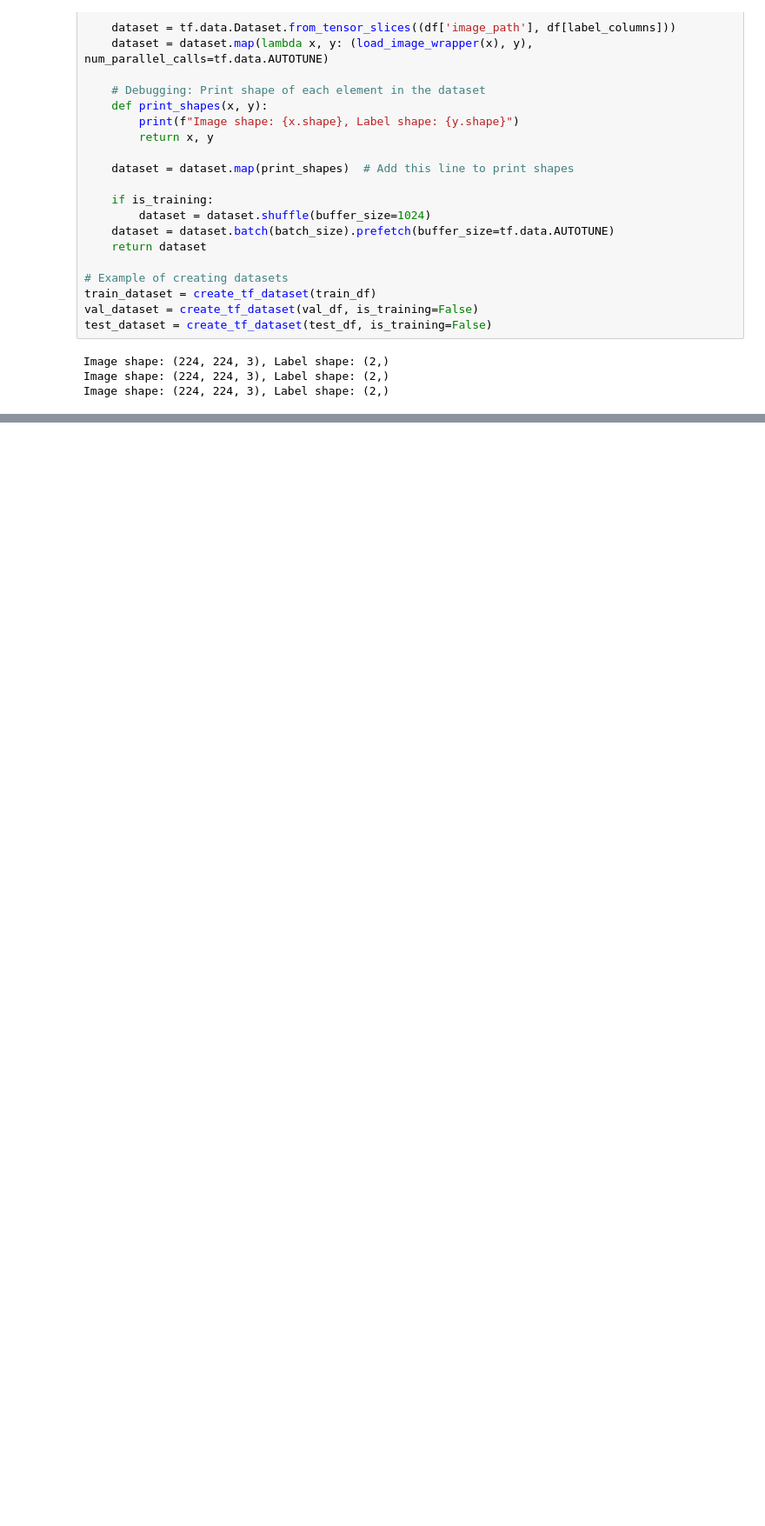
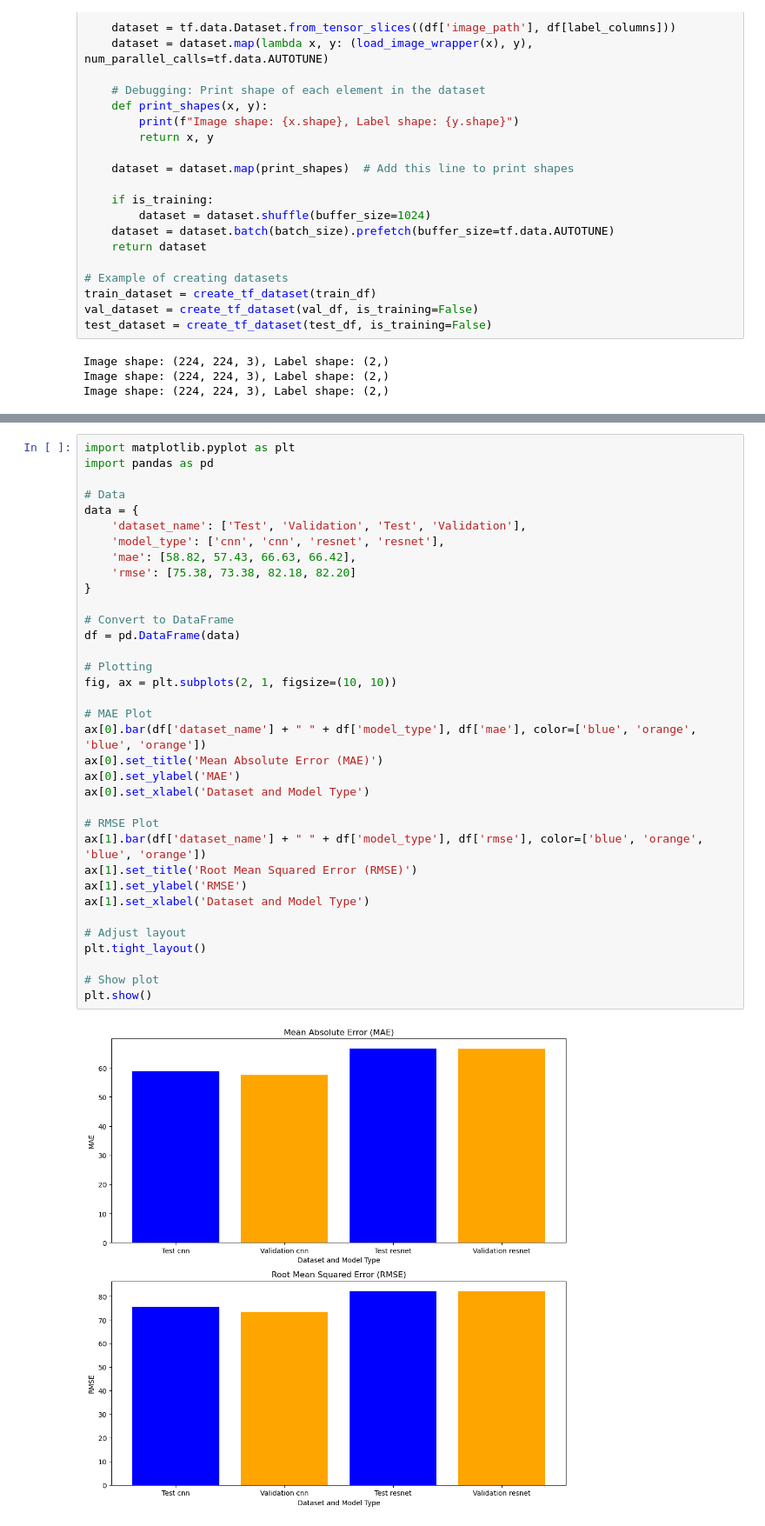
Before and after one commit to prashantkul/advvision-lumbar-spine-classification, a Jupyter notebook: vision_project/Localization_Regression copy.ipynb, the cells around one changed output, grey strips where cells are left out. Shown at 87% size. Saved outputs shown, nothing was run; the diff lists cells and outputs as text; blank space fills up the shorter version.

```diff
--- a/vision_project/Localization_Regression copy.ipynb
+++ b/vision_project/Localization_Regression copy.ipynb
@@ -311,0 +400,37 @@ ResourceExhaustedError: {{function_node __wrapped__AddV2_device_/job:localhost/r
+# %%
+import matplotlib.pyplot as plt
+import pandas as pd
+
+# Data
+data = {
+    'dataset_name': ['Test', 'Validation', 'Test', 'Validation'],
+    'model_type': ['cnn', 'cnn', 'resnet', 'resnet'],
+    'mae': [58.82, 57.43, 66.63, 66.42],
+    'rmse': [75.38, 73.38, 82.18, 82.20]
+}
+
+# Convert to DataFrame
+df = pd.DataFrame(data)
+
+# Plotting
+fig, ax = plt.subplots(2, 1, figsize=(10, 10))
+
+# MAE Plot
+ax[0].bar(df['dataset_name'] + " " + df['model_type'], df['mae'], color=['blue', 'orange', 'blue', 'orange'])
+ax[0].set_title('Mean Absolute Error (MAE)')
+ax[0].set_ylabel('MAE')
+ax[0].set_xlabel('Dataset and Model Type')
+
+# RMSE Plot
+ax[1].bar(df['dataset_name'] + " " + df['model_type'], df['rmse'], color=['blue', 'orange', 'blue', 'orange'])
+ax[1].set_title('Root Mean Squared Error (RMSE)')
+ax[1].set_ylabel('RMSE')
+ax[1].set_xlabel('Dataset and Model Type')
+
+# Adjust layout
+plt.tight_layout()
+
+# Show plot
+plt.show()
+# %% [output]
+[figure, added]
```
Also changed, not shown: parts of 7 cells of this notebook, 23 other files.
